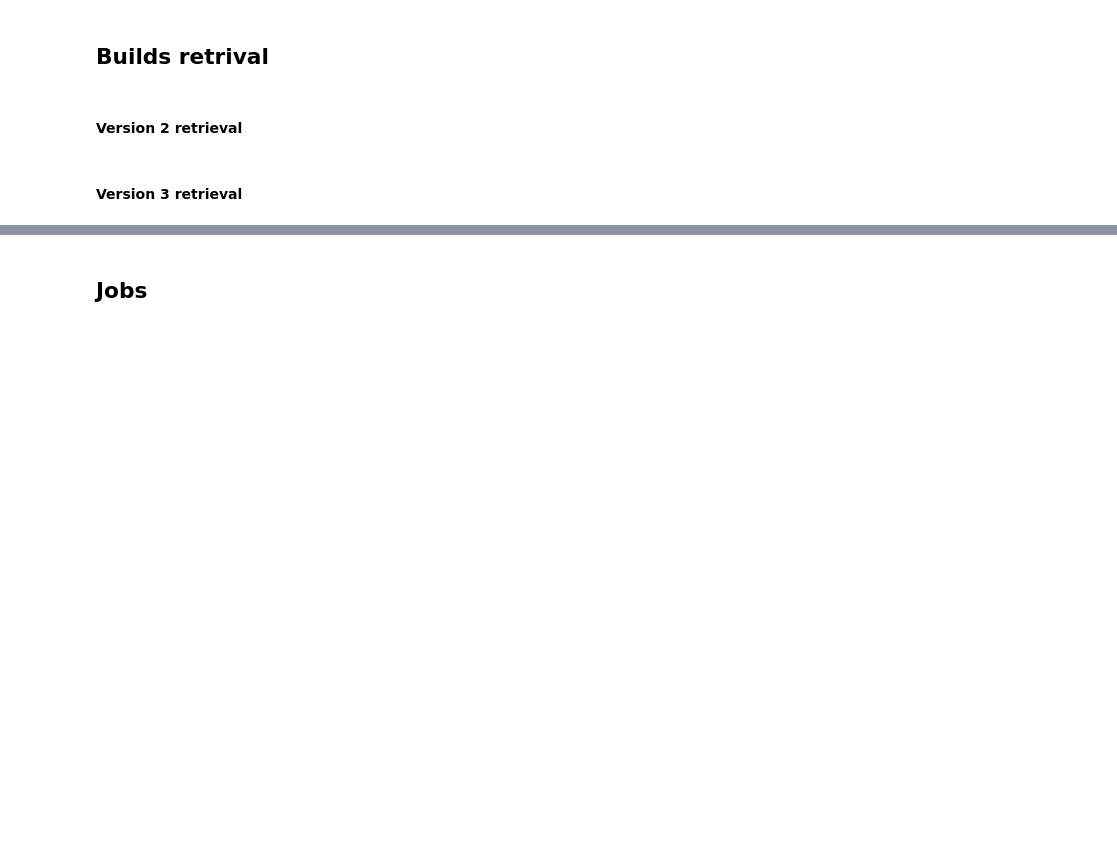
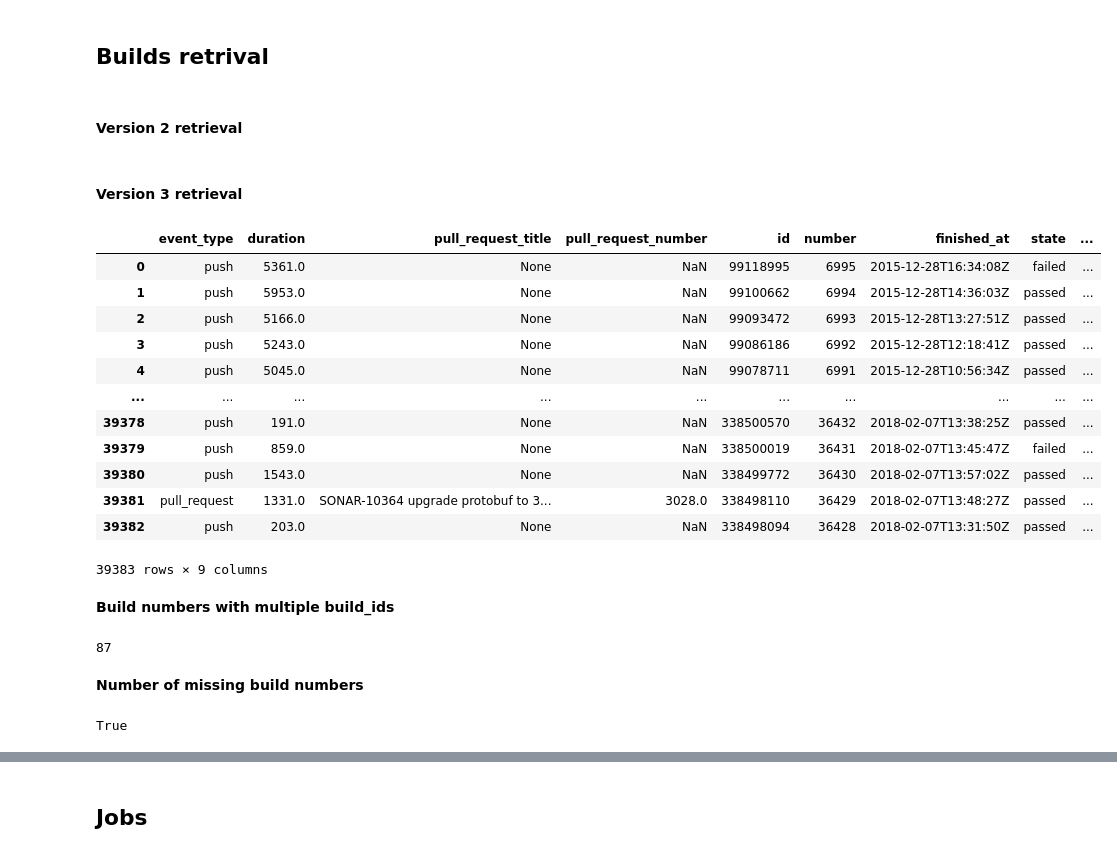
Before and after one commit to IncioMan/Continuous-Integration-metrics-for-post-release-bugs-prediction, a Jupyter notebook: Travis_analysis.ipynb, the cells around one changed output, grey strips where cells are left out. Cells and saved outputs as stored; diff of their text form; code cells hidden in the pictures; blank space fills up the shorter version.

Commit message:
all builds retrieved

```diff
--- a/Travis_analysis.ipynb
+++ b/Travis_analysis.ipynb
@@ -434,3 +434,18 @@ for v3_file in v3_files:
             builds_tuple.append(tuple(build_values))
 # %%
 buildsDf = pd.DataFrame(builds_tuple, columns = common_fields)
+buildsDf
+# %% [output]
+|  | event_type | duration | pull_request_title | pull_request_number | id | number | finished_at | state | ... |
+| 0 | push | 5361.0 | None | NaN | 99118995 | 6995 | 2015-12-28T16:34:08Z | failed | ... |
+| 1 | push | 5953.0 | None | NaN | 99100662 | 6994 | 2015-12-28T14:36:03Z | passed | ... |
+| 2 | push | 5166.0 | None | NaN | 99093472 | 6993 | 2015-12-28T13:27:51Z | passed | ... |
+| 3 | push | 5243.0 | None | NaN | 99086186 | 6992 | 2015-12-28T12:18:41Z | passed | ... |
+| 4 | push | 5045.0 | None | NaN | 99078711 | 6991 | 2015-12-28T10:56:34Z | passed | ... |
+| ... | ... | ... | ... | ... | ... | ... | ... | ... | ... |
+| 39378 | push | 191.0 | None | NaN | 338500570 | 36432 | 2018-02-07T13:38:25Z | passed | ... |
+| 39379 | push | 859.0 | None | NaN | 338500019 | 36431 | 2018-02-07T13:45:47Z | failed | ... |
+| 39380 | push | 1543.0 | None | NaN | 338499772 | 36430 | 2018-02-07T13:57:02Z | passed | ... |
+| 39381 | pull_request | 1331.0 | SONAR-10364 upgrade protobuf to 3... | 3028.0 | 338498110 | 36429 | 2018-02-07T13:48:27Z | passed | ... |
+| 39382 | push | 203.0 | None | NaN | 338498094 | 36428 | 2018-02-07T13:31:50Z | passed | ... |
+39383 rows × 9 columns
@@ -436,0 +454,12 @@ buildsDf = pd.DataFrame(builds_tuple, columns = common_fields)
+# %% [markdown]
+**Build numbers with multiple build_ids**
+# %%
+(buildsDf.groupby("number").count().id > 1).sum()
+# %% [output]
+87
+# %% [markdown]
+**Number of missing build numbers**
+# %%
+buildsDf.number.max() - buildsDf.number.min() - len(buildsDf.number.unique()) > 0
+# %% [output]
+True
```
Also changed, not shown: parts of 23 cells of this notebook, 3 other files.
